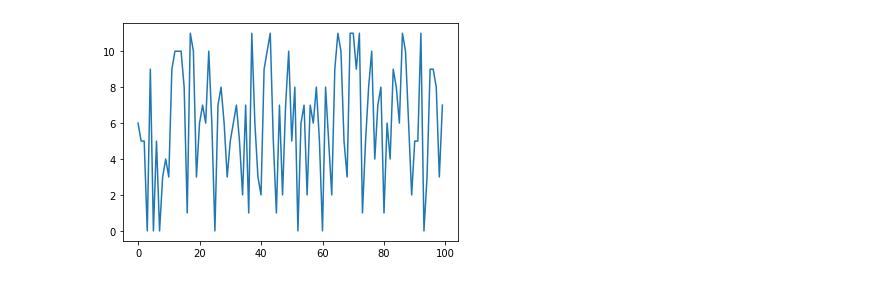
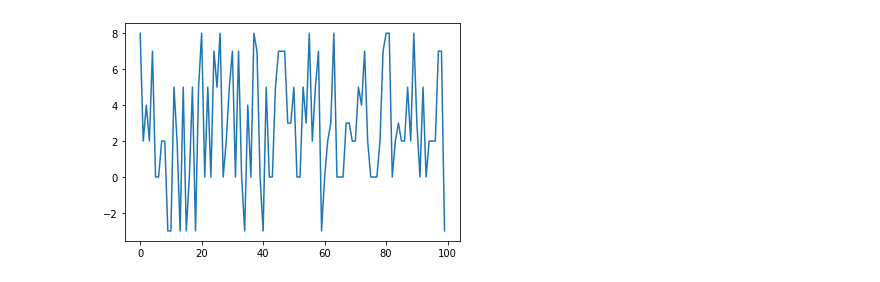
Before and after one commit to maxsolomonhenry/random, a Jupyter notebook: hmm.ipynb, the cells around one changed output. Drawn from its saved outputs; the diff is of its cells as text; code cells hidden in the pictures.

```diff
--- a/hmm.ipynb
+++ b/hmm.ipynb
@@ -15,7 +13,7 @@ from IPython.display import Audio
 
 def make_observation(s, states):
     #   Generate random integer from uniform range define in 'states'.
-    return np.random.choice(np.arange(*states[s]))
+    return np.random.choice(states[s])
 
 def pick_next_state(current_state, transition_matrix):
     #   Pick next state given current state and transition probabilities.
@@ -44,48 +42,55 @@ def sonorize_HMM(sequence, note_dur=0.25, fs=44100, f0=220):
     wav_out = wav_in + note_length_samps
 
     for i in range(len(sequence)):
-        x[wav_in:wav_out] += generate_note(sequence[i],
-                                           note_dur,
-                                           fs,
-                                           f0)
+        if sequence[i] != sequence[i -1]:
+            x[wav_in:wav_out] += generate_note(sequence[i],
+                                            note_dur,
+                                            fs,
+                                            f0)
+
         wav_in += note_length_samps
         wav_out += note_length_samps
 
     return x
 
-def generate_note(pitch_value, note_dur, fs, f0, note_end_thresh=0.01):
+def generate_note(pitch_value=0, note_dur=0.5, fs=44100, f0=440,
+                  note_end_thresh=0.01, noise=False):
     note_length_samps = int(note_dur * fs)
     t = np.linspace(0, note_dur, note_length_samps, endpoint=False) # shouldn't have to be recalculated
 
     alpha = -note_dur/np.log(note_end_thresh)
     amp_envelope = np.exp(-t/alpha)
-    f = 2**(pitch_value/12) * f0
-    return amp_envelope * np.sin(2 * np.pi * f * t)
+    if not noise:
+        f = 2**(pitch_value/12) * f0
+        x = np.sin(2 * np.pi * f * t)
+    else:
+        x = np.random.rand(note_length_samps)
+    return amp_envelope * x
 # %%
 sequence_length_test = 100
 
 #   Define boundaries for uniform integer distributions.
-states_test = [(0, 12), (0, 6), (6, 12)]
+states_test = [[-3, 0, 2, 4], [0, 2, 3, 5, 7, 8], [0, 2, 5, 7]]
 
 #   Transition probabilities between states.
 transition_matrix_test = np.array([[0.5 , 0.1, 0.4 ],
-                              [0.05, 0.5, 0.45],
-                              [0.3 , 0.2, 0.5 ]])
+                                   [0.05, 0.5, 0.45],
+                                   [0.3 , 0.2, 0.5 ]])
 
 init_probs_test = np.array([0.33, 0.33, 0.34])
 
 pitches = make_output_sequence(sequence_length_test,
                                transition_matrix_test,
                                states_test,
                                init_probs_test
                                )
 
 plt.plot(pitches)
 plt.show()
 
-x = sonorize_HMM(pitches)
+x = sonorize_HMM(pitches, f0=440)
 
 Audio(x, rate=44100)
 # %% [output]
-[figure, old version]
+[figure, new version]
 [interactive output not drawn]
```
Also changed, not shown: parts of 1 cell of this notebook.
